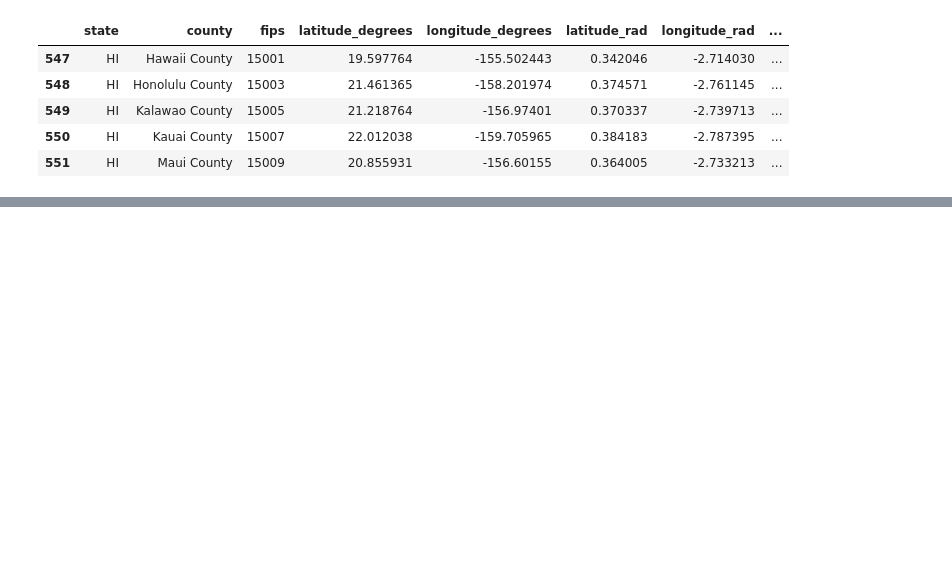
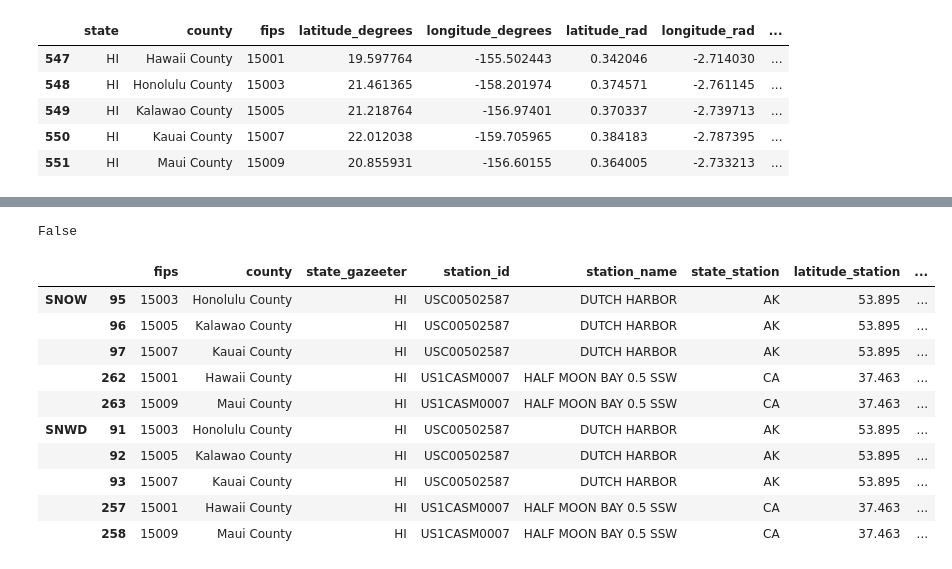
Before and after one commit to severine-baudry/capstone_data_engineer, a Jupyter notebook: US_weather_explore_measurements.ipynb, the cells around one changed output, grey strips where cells are left out. Drawn from its saved outputs; the diff is of its cells as text; code cells hidden in the pictures; blank space fills up the shorter version.

```diff
--- a/US_weather_explore_measurements.ipynb
+++ b/US_weather_explore_measurements.ipynb
@@ -468,0 +535,18 @@ df_stations[ df_stations["station_id"] == stt]
+# %%
+stations_selected_hawaii[ stations_selected_hawaii["nb_days"]>350].equals( df_filtered_stations[ df_filtered_stations["station_id"].isin(list(stations_long_hawai["id"]) )] )
+# %% [output]
+False
+# %%
+stations_further_700[ stations_further_700["state_gazeeter"] == "HI"]
+# %% [output]
+|  |  | fips | county | state_gazeeter | station_id | station_name | state_station | latitude_station | ... |
+| SNOW | 95 | 15003 | Honolulu County | HI | USC00502587 | DUTCH HARBOR | AK | 53.895 | ... |
+|  | 96 | 15005 | Kalawao County | HI | USC00502587 | DUTCH HARBOR | AK | 53.895 | ... |
+|  | 97 | 15007 | Kauai County | HI | USC00502587 | DUTCH HARBOR | AK | 53.895 | ... |
+|  | 262 | 15001 | Hawaii County | HI | US1CASM0007 | HALF MOON BAY 0.5 SSW | CA | 37.463 | ... |
+|  | 263 | 15009 | Maui County | HI | US1CASM0007 | HALF MOON BAY 0.5 SSW | CA | 37.463 | ... |
+| SNWD | 91 | 15003 | Honolulu County | HI | USC00502587 | DUTCH HARBOR | AK | 53.895 | ... |
+|  | 92 | 15005 | Kalawao County | HI | USC00502587 | DUTCH HARBOR | AK | 53.895 | ... |
+|  | 93 | 15007 | Kauai County | HI | USC00502587 | DUTCH HARBOR | AK | 53.895 | ... |
+|  | 257 | 15001 | Hawaii County | HI | US1CASM0007 | HALF MOON BAY 0.5 SSW | CA | 37.463 | ... |
+|  | 258 | 15009 | Maui County | HI | US1CASM0007 | HALF MOON BAY 0.5 SSW | CA | 37.463 | ... |
```
Also changed, not shown: parts of 21 cells of this notebook.
